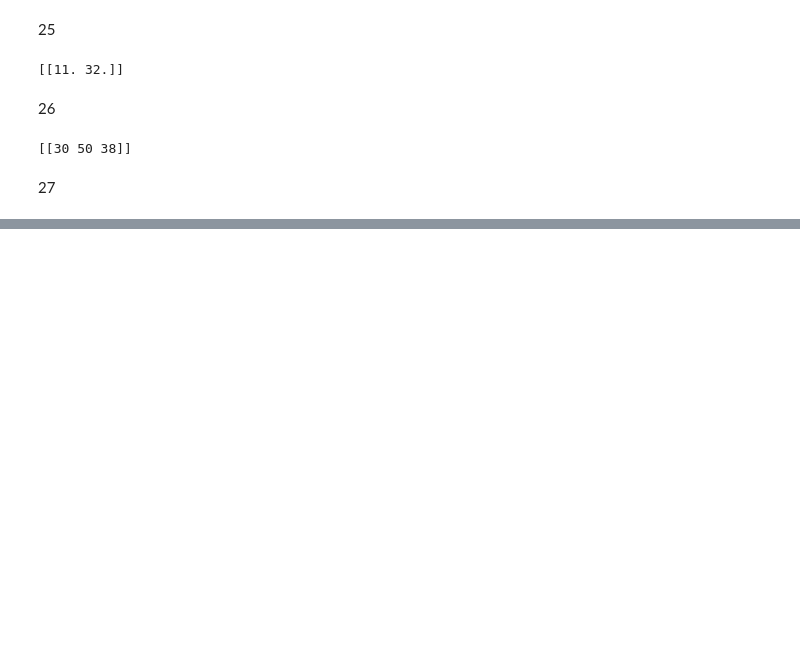
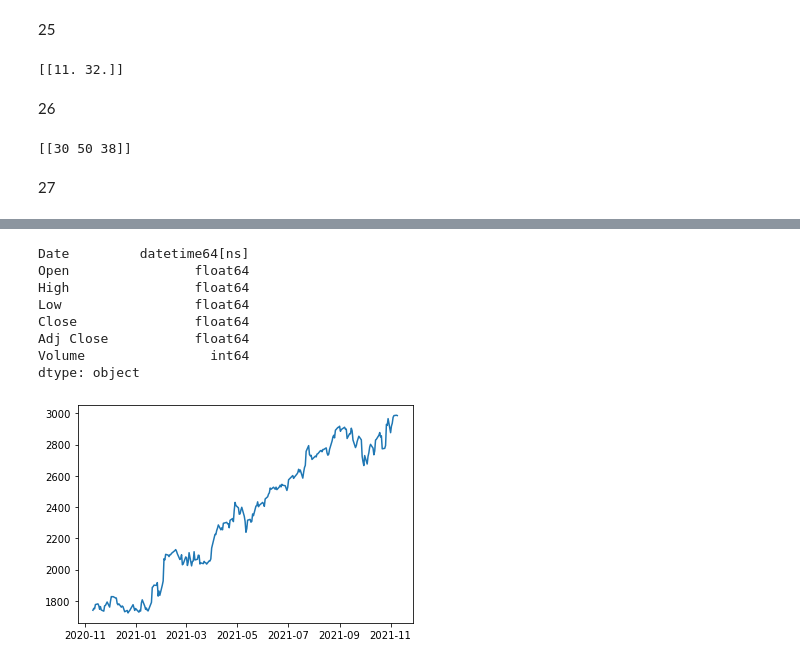
Before and after one commit to Selubi/tutorial_python, a Jupyter notebook: exercise/ans.ipynb, the cells around one changed output, grey strips where cells are left out. Saved outputs shown, nothing was run; the diff lists cells and outputs as text; code cells hidden in the pictures; blank space fills up the shorter version.

```diff
--- a/exercise/ans.ipynb
+++ b/exercise/ans.ipynb
@@ -277,0 +326,20 @@ with open("./IO/in26","r") as f:
+# %%
+import pandas as pd
+import matplotlib.pyplot as plt
+import numpy as np
+df=pd.read_csv('./IO/GOOG.csv')
+df["Date"]=pd.to_datetime(df["Date"])
+print(df.dtypes)
+plt.plot(df["Date"],df["Adj Close"])
+df2=df[pd.to_datetime("now")-df["Date"]<pd.to_timedelta(30,"D")]
+df2.to_csv("./IO/test.csv")
+# %% [output]
+Date         datetime64[ns]
+Open                float64
+High                float64
+Low                 float64
+Close               float64
+Adj Close           float64
+Volume                int64
+dtype: object
+[figure, added]
```
Also changed, not shown: parts of 9 cells of this notebook, 2 other files.
